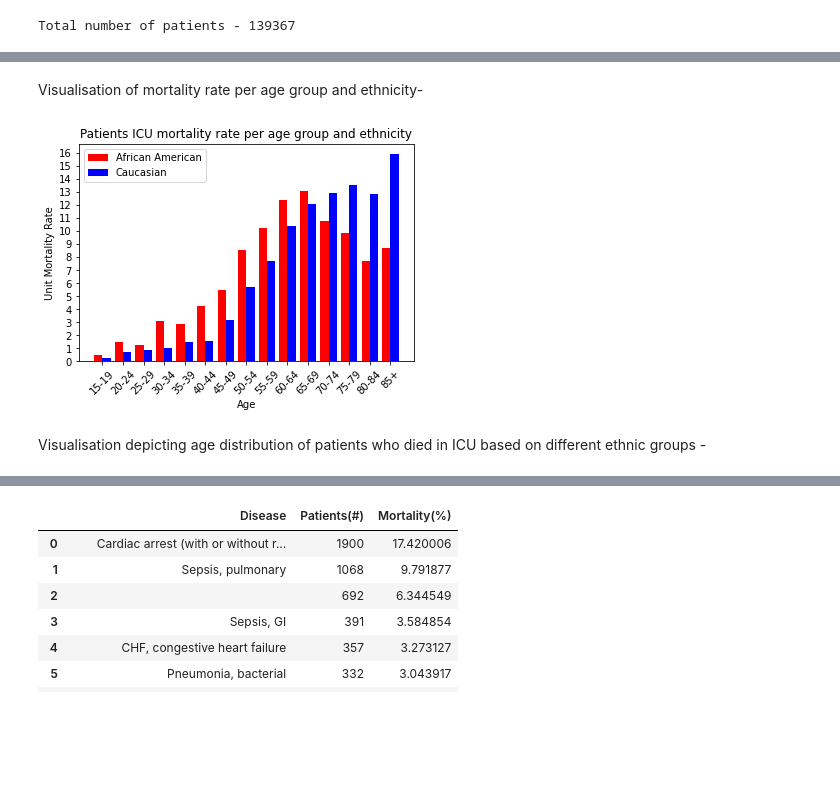
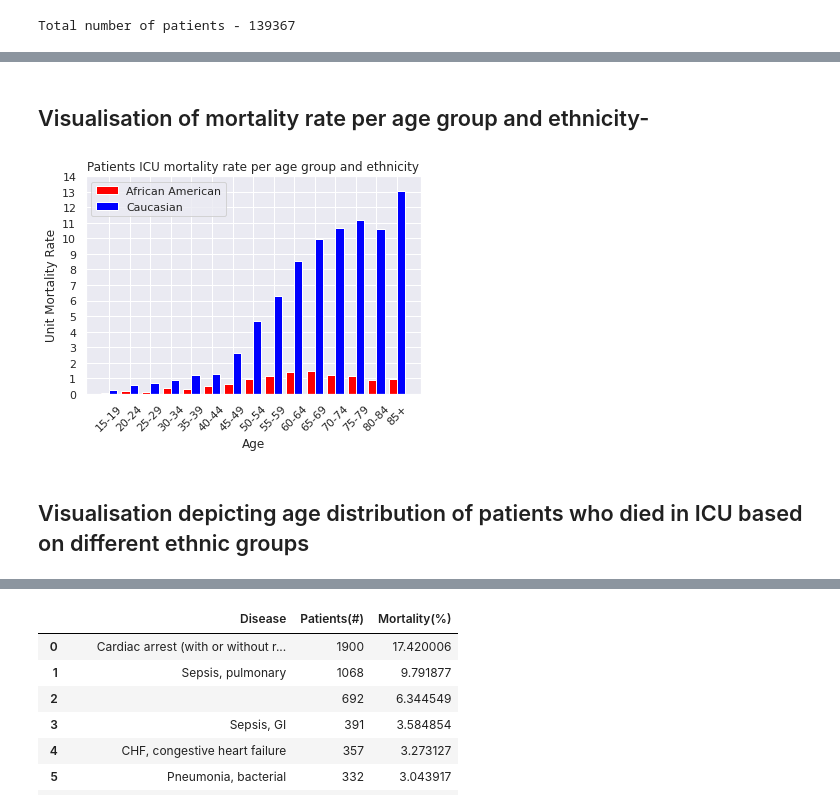
Before and after one commit to sumaiya08/clinical-decision-support, a Jupyter notebook: Plots.ipynb, the cells around one changed output, grey strips where cells are left out. Drawn from its saved outputs; the diff is of its cells as text; code cells hidden in the pictures; blank space fills up the shorter version.

```diff
--- a/Plots.ipynb
+++ b/Plots.ipynb
@@ -354,0 +399,6 @@ Mortality rate for Caucasian patients for each age group: [0.27218934911242604,
+# %%
+aa_counts = []
+for age_l, age_u in zip(ages, ages_upper):
+  count = len(aa[(aa['age']>=age_l) & (aa['age']<=age_u)])
+  aa_counts.append(count)
+  print(f'Age Group {age_l}-{age_u} -> Count ={count}')
@@ -354,0 +423,6 @@ Mortality rate for Caucasian patients for each age group: [0.27218934911242604,
+# %%
+ca_counts = []
+for age_l, age_u in zip(ages, ages_upper):
+  count = len(ca[(ca['age']>=age_l) & (ca['age']<=age_u)])
+  ca_counts.append(count)
+  print(f'Age Group {age_l}-{age_u} -> Count ={count}')
@@ -354,0 +447,6 @@ Mortality rate for Caucasian patients for each age group: [0.27218934911242604,
+# %%
+mor_aa =[]
+for i in range(15):
+  val = aa_counts[i]/len(expired)*100
+  mor_aa.append(val)
+  print(f'Mortality rate for each age group is {val}')
@@ -354,0 +469,6 @@ Mortality rate for Caucasian patients for each age group: [0.27218934911242604,
+# %%
+mor_ca =[]
+for i in range(15):
+  val = ca_counts[i]/len(expired)*100
+  mor_ca.append(val)
+  print(f'Mortality rate for each age group is {val}')
@@ -355,25 +491,25 @@ Mortality rate for Caucasian patients for each age group: [0.27218934911242604,
 # %% [markdown]
-Visualisation of mortality rate per age group and ethnicity-
+## Visualisation of mortality rate per age group and ethnicity-
 # %%
 N=15
 ind = np.arange(N)
 #index = np.arange(len(ages))
 #score_label = np.arange(0,12500,2500)
 width = 0.4
-p1 = plt.bar(ind,values,width,color="red",label="African American")
-p2 = plt.bar(ind+width,values1,width,color="blue",label="Caucasian")
+p1 = plt.bar(ind,mor_aa,width,color="red",label="African American")
+p2 = plt.bar(ind+width,mor_ca,width,color="blue",label="Caucasian")
 plt.xlabel('Age')
 plt.ylabel('Unit Mortality Rate')
 plt.title('Patients ICU mortality rate per age group and ethnicity')
-plt.xticks(ind + width/2, ages,rotation =45)
+plt.xticks(ind + width/2, plt_ages,rotation =45)
 #plt.set_xticklabels(ages, rotation = 45, ha="right")
-plt.yticks(np.arange(0,17))
+plt.yticks(np.arange(0,15))
 plt.legend((p1[0], p2[0]), ('African American', 'Caucasian'))
 plt.show()
 # %% [output]
-[figure, old version]
+[figure, new version]
 # %% [markdown]
-Visualisation depicting age distribution of patients who died in ICU based on different ethnic groups -
+## Visualisation depicting age distribution of patients who died in ICU based on different ethnic groups
 # %%
 bplot = sns.boxplot(y='age', x='ethnicity',
                  data=expired,
```
Also changed, not shown: parts of 60 cells of this notebook.
